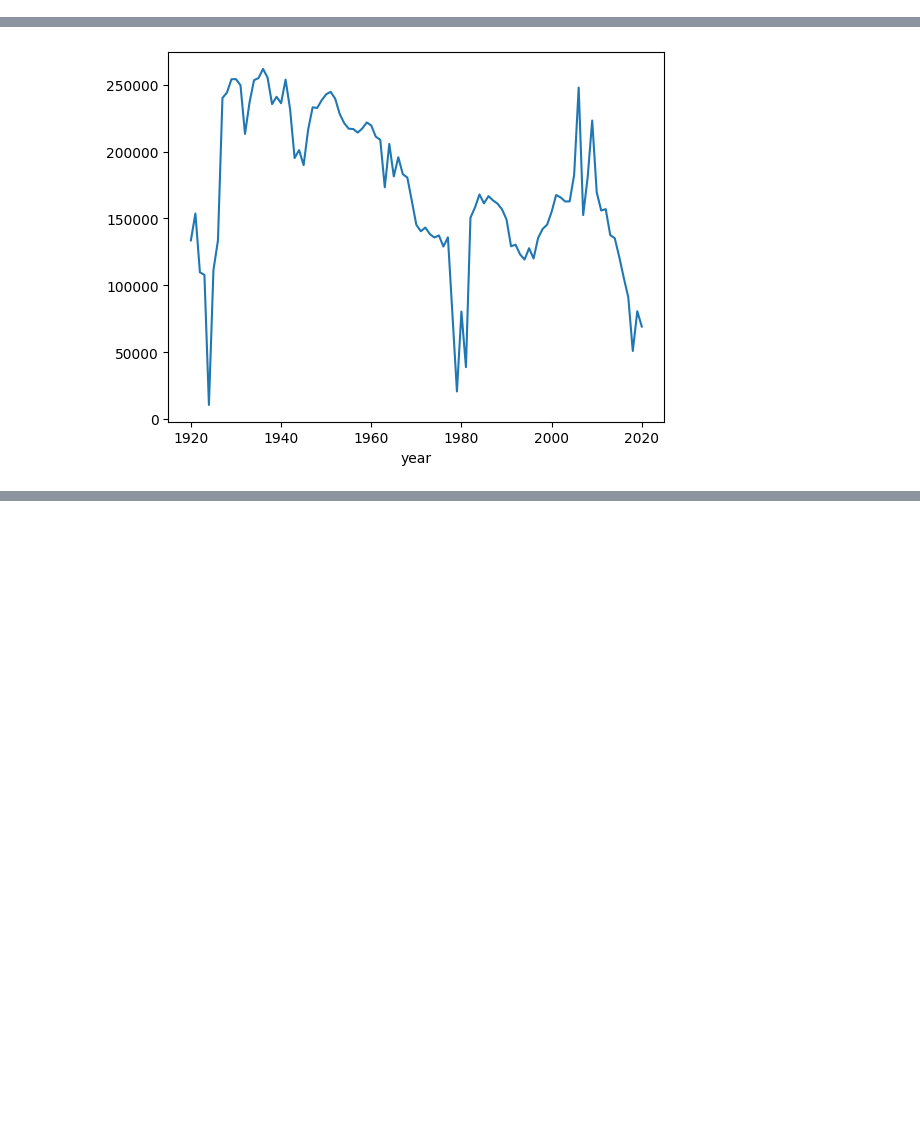
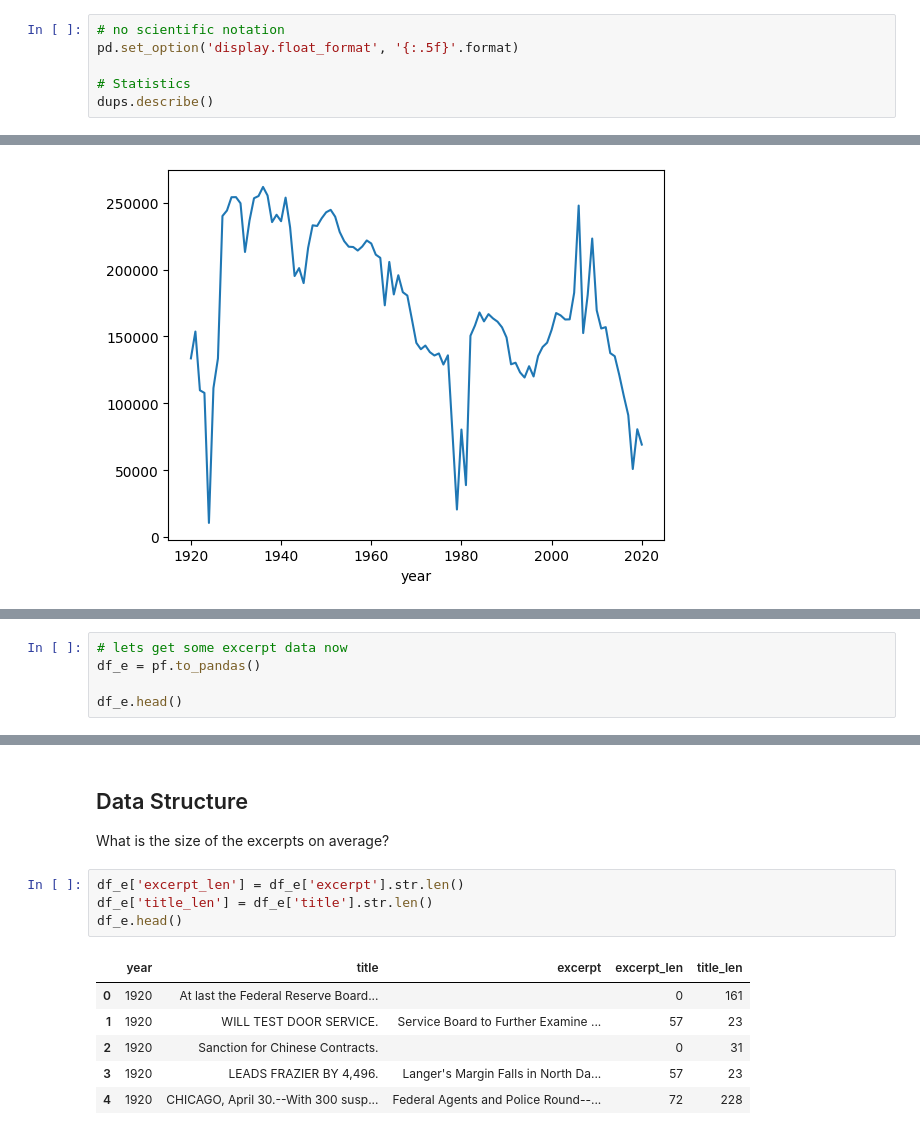
Before and after one commit to AutumnEvans418/in-data-we-trust, a Jupyter notebook: src/raw_data/discovery.ipynb, the cells around one changed output, grey strips where cells are left out. Cells and saved outputs as stored; diff of their text form; blank space fills up the shorter version.

```diff
--- a/src/raw_data/discovery.ipynb
+++ b/src/raw_data/discovery.ipynb
@@ -43,0 +71,6 @@ dtype: int64
+# %%
+# no scientific notation
+pd.set_option('display.float_format', '{:.5f}'.format)
+
+# Statistics
+dups.describe()
@@ -69,0 +142,5 @@ df.groupby(by="year")['title'].count().plot.line()
+# %%
+# lets get some excerpt data now
+df_e = pf.to_pandas()
+
+df_e.head()
@@ -69,0 +154,14 @@ df.groupby(by="year")['title'].count().plot.line()
+# %% [markdown]
+## Data Structure
+What is the size of the excerpts on average?
+# %%
+df_e['excerpt_len'] = df_e['excerpt'].str.len()
+df_e['title_len'] = df_e['title'].str.len()
+df_e.head()
+# %% [output]
+|  | year | title | excerpt | excerpt_len | title_len |
+| 0 | 1920 | At last the Federal Reserve Board... |  | 0 | 161 |
+| 1 | 1920 | WILL TEST DOOR SERVICE. | Service Board to Further Examine ... | 57 | 23 |
+| 2 | 1920 | Sanction for Chinese Contracts. |  | 0 | 31 |
+| 3 | 1920 | LEADS FRAZIER BY 4,496. | Langer's Margin Falls in North Da... | 57 | 23 |
+| 4 | 1920 | CHICAGO, April 30.--With 300 susp... | Federal Agents and Police Round--... | 72 | 228 |
```
Also changed, not shown: parts of 19 cells of this notebook, 2 other files.
